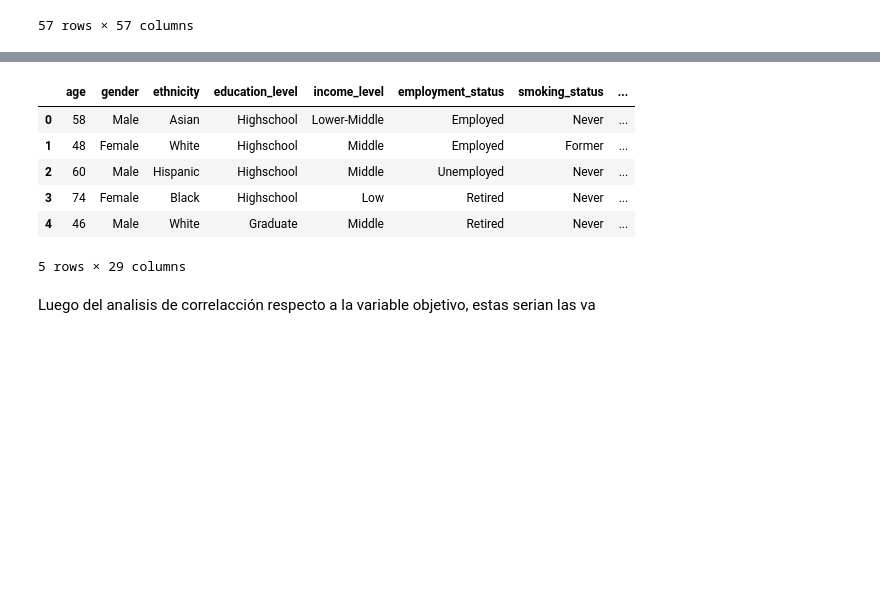
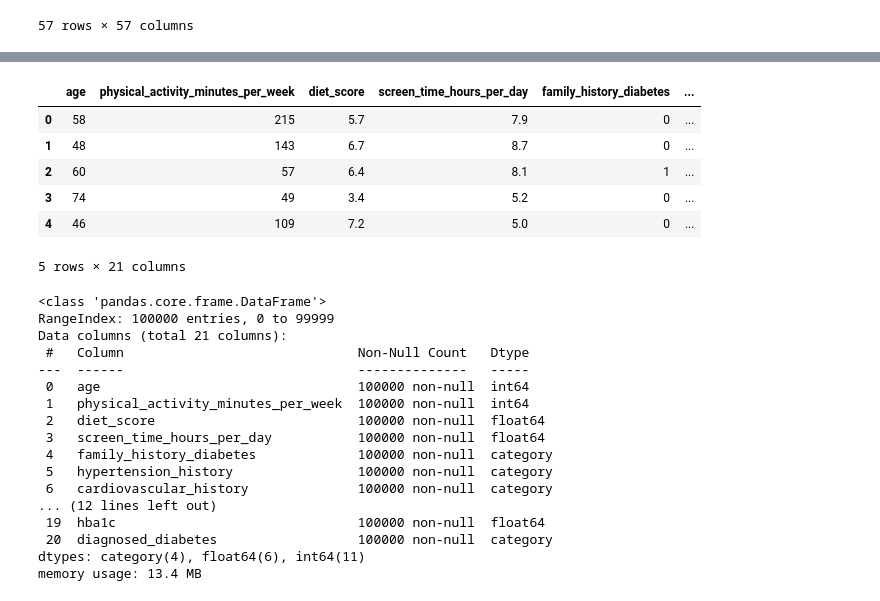
Before and after one commit to AndresT1234/Proyecto_Final_Mineria_Datos, a Jupyter notebook: 01_Preparacion_Datos.ipynb, the cells around one changed output, grey strips where cells are left out. Drawn from its saved outputs; the diff is of its cells as text; code cells hidden in the pictures; blank space fills up the shorter version.

Commit message:
Analisis y eliminación de variables irrelevantes

```diff
--- a/01_Preparacion_Datos.ipynb
+++ b/01_Preparacion_Datos.ipynb
@@ -350,12 +432,41 @@ Name: diagnosed_diabetes_1, dtype: float64
+# %%
+# Eliminación de variables irrelevantes con correlación < 0.01 respecto a la variable objetivo
+data = data.drop([
+    'gender',
+    'income_level',
+    'employment_status',
+    'ethnicity',
+    'education_level',
+    'alcohol_consumption_per_week',
+    'smoking_status',
+    'sleep_hours_per_day'
+], axis=1)  # axis=1 indica que se están eliminando columnas
+data.head()
+# %% [output]
+|  | age | physical_activity_minutes_per_week | diet_score | screen_time_hours_per_day | family_history_diabetes | ... |
+| 0 | 58 | 215 | 5.7 | 7.9 | 0 | ... |
+| 1 | 48 | 143 | 6.7 | 8.7 | 0 | ... |
+| 2 | 60 | 57 | 6.4 | 8.1 | 1 | ... |
+| 3 | 74 | 49 | 3.4 | 5.2 | 0 | ... |
+| 4 | 46 | 109 | 7.2 | 5.0 | 0 | ... |
+5 rows × 21 columns
 # %%
-data.head()
+data.info()
 # %% [output]
-|  | age | gender | ethnicity | education_level | income_level | employment_status | smoking_status | ... |
-| 0 | 58 | Male | Asian | Highschool | Lower-Middle | Employed | Never | ... |
-| 1 | 48 | Female | White | Highschool | Middle | Employed | Former | ... |
-| 2 | 60 | Male | Hispanic | Highschool | Middle | Unemployed | Never | ... |
-| 3 | 74 | Female | Black | Highschool | Low | Retired | Never | ... |
-| 4 | 46 | Male | White | Graduate | Middle | Retired | Never | ... |
-5 rows × 29 columns
+<class 'pandas.core.frame.DataFrame'>
+RangeIndex: 100000 entries, 0 to 99999
+Data columns (total 21 columns):
+ #   Column                              Non-Null Count   Dtype
+---  ------                              --------------   -----
+ 0   age                                 100000 non-null  int64
+ 1   physical_activity_minutes_per_week  100000 non-null  int64
+ 2   diet_score                          100000 non-null  float64
+ 3   screen_time_hours_per_day           100000 non-null  float64
+ 4   family_history_diabetes             100000 non-null  category
+ 5   hypertension_history                100000 non-null  category
+ 6   cardiovascular_history              100000 non-null  category
+... (12 lines left out)
+ 19  hba1c                               100000 non-null  float64
+ 20  diagnosed_diabetes                  100000 non-null  category
+dtypes: category(4), float64(6), int64(11)
+memory usage: 13.4 MB
-# %% [markdown]
-Luego del analisis de correlacción respecto a la variable objetivo, estas serian las va
```
Also changed, not shown: parts of 5 cells of this notebook.
